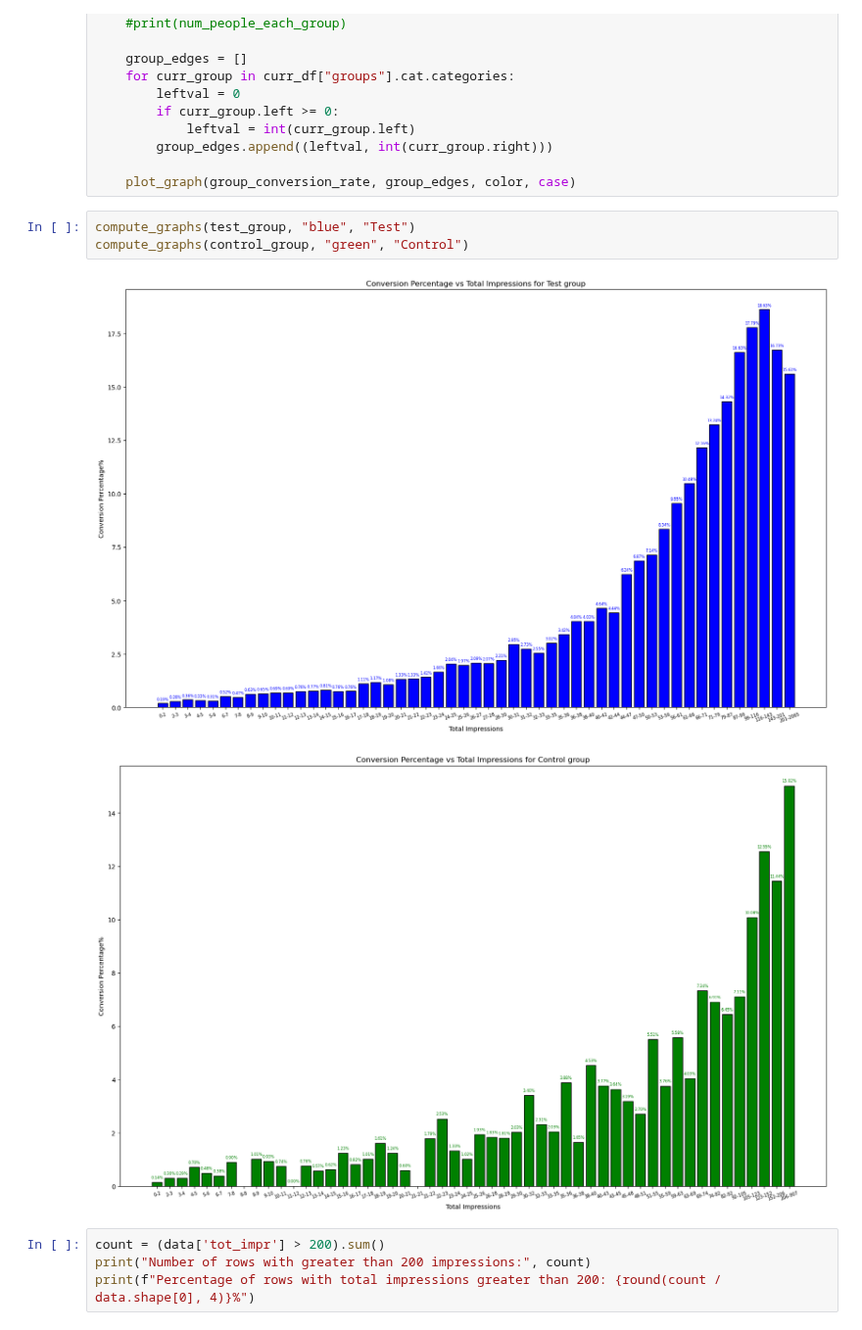
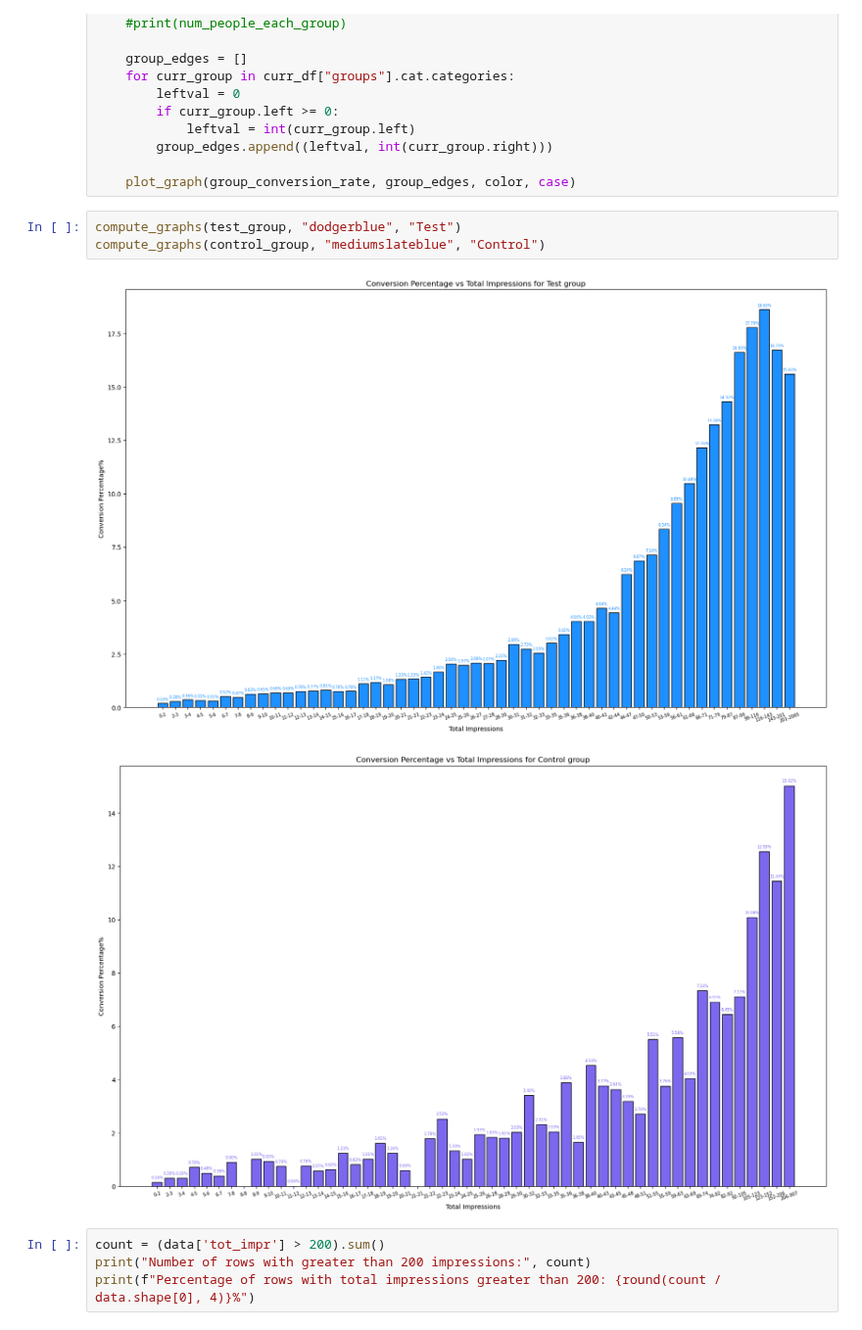
Before and after one commit to akshat-karwa/MGT_FP, a Jupyter notebook: final_code.ipynb, the cells around one changed output. Shown at 98% size. Cells and saved outputs as stored; diff of their text form.

```diff
--- a/final_code.ipynb
+++ b/final_code.ipynb
@@ -291,11 +291,11 @@ def compute_graphs(dataframe, color, case):
 
     plot_graph(group_conversion_rate, group_edges, color, case)
 # %%
-compute_graphs(test_group, "blue", "Test")
-compute_graphs(control_group, "green", "Control")
+compute_graphs(test_group, "dodgerblue", "Test")
+compute_graphs(control_group, "mediumslateblue", "Control")
 # %% [output]
-[figure, old version]
+[figure, new version]
-[figure, old version]
+[figure, new version]
 # %%
 count = (data['tot_impr'] > 200).sum()
 print("Number of rows with greater than 200 impressions:", count)
```
Also changed, not shown: parts of 3 cells of this notebook.
